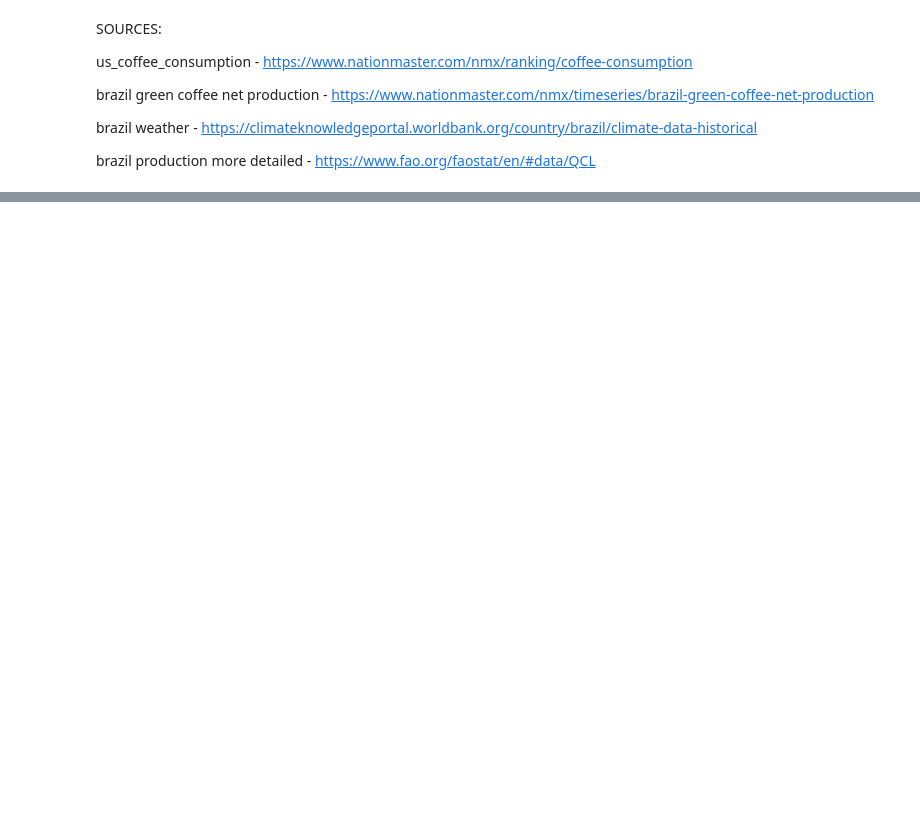
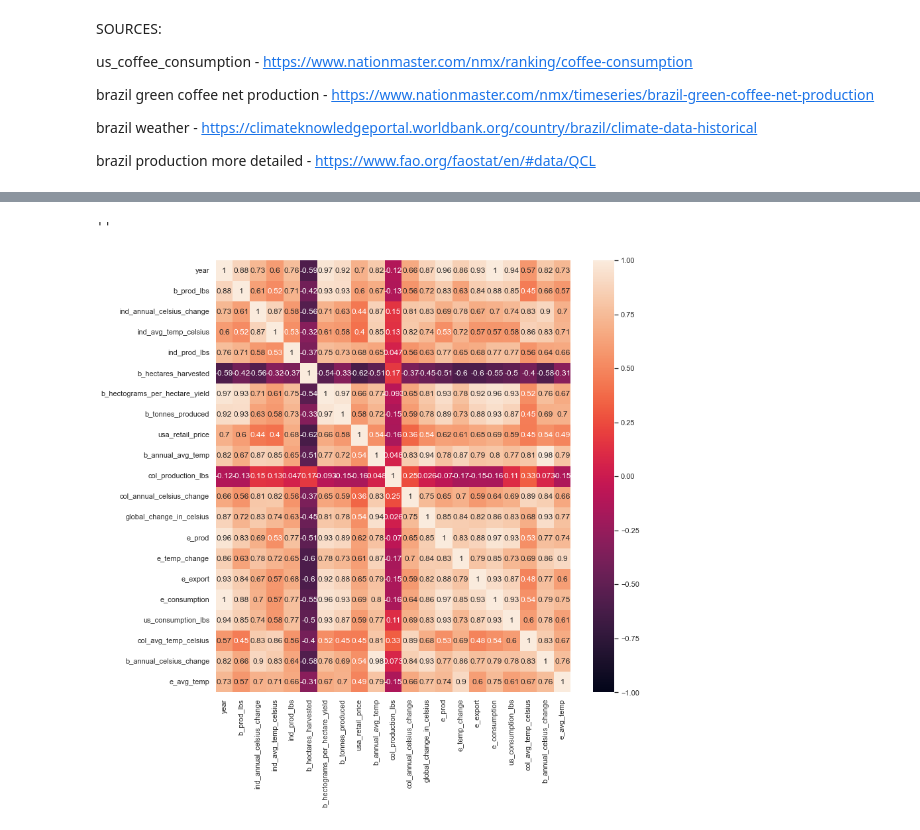
Before and after one commit to sanghyuns/Climate_Change_vs_Coffee_Production, a Jupyter notebook: Lara.ipynb, the cells around one changed output, grey strips where cells are left out. Cells and saved outputs as stored; diff of their text form; code cells hidden in the pictures; blank space fills up the shorter version.

```diff
--- a/Lara.ipynb
+++ b/Lara.ipynb
@@ -471,0 +262,7 @@ updated.head()
+# %%
+plt.figure(figsize=(12,12))
+sns.heatmap(updated.corr(), vmin=-1, annot=True)
+;
+# %% [output]
+''
+[figure, added]
```
Also changed, not shown: parts of 49 cells of this notebook.
